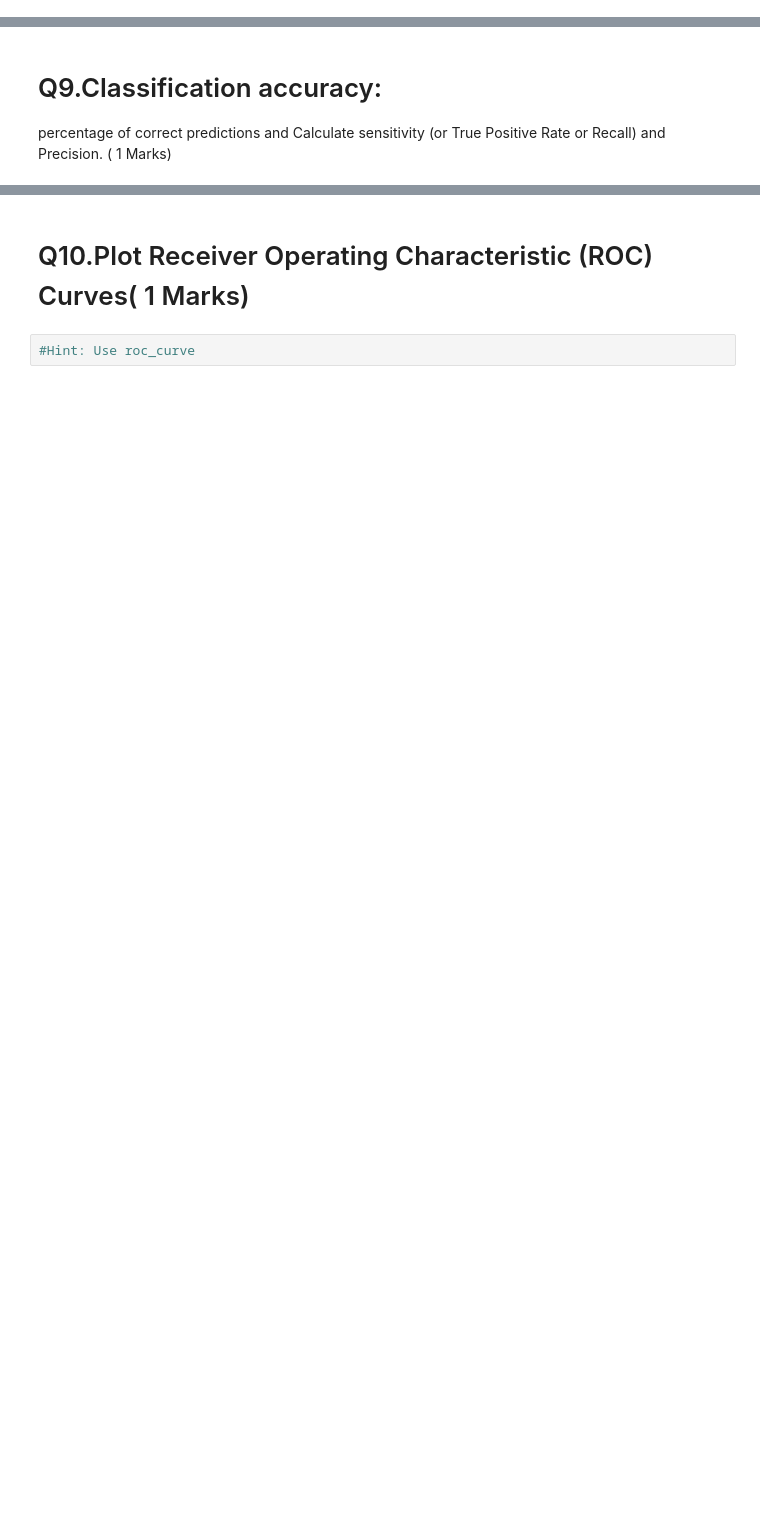
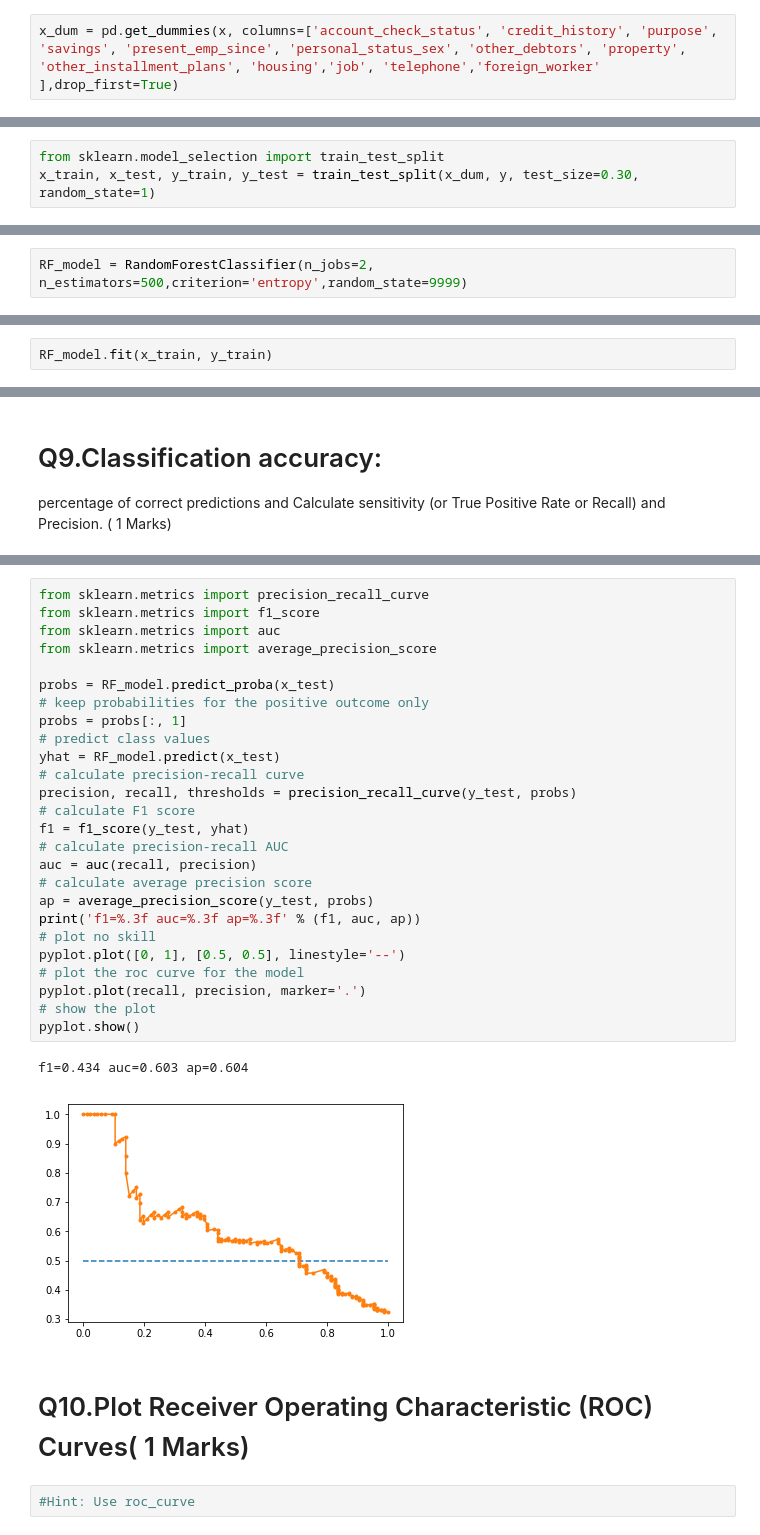
Before and after one commit to GreatLearningAIML1/bangalore-november-2018-batch-dsmithun, a Jupyter notebook: R4_External_Lab_Validation_Accuracy.ipynb, the cells around one changed output, grey strips where cells are left out. Cells and saved outputs as stored; diff of their text form; blank space fills up the shorter version.

```diff
--- a/R4_External_Lab_Validation_Accuracy.ipynb
+++ b/R4_External_Lab_Validation_Accuracy.ipynb
@@ -23,3 +139,5 @@ warnings.filterwarnings('ignore')
 ##### Hint: Use get_dummies
 # %%
 # Print Shape of model data
+# %%
+x_dum = pd.get_dummies(x, columns=['account_check_status', 'credit_history', 'purpose', 'savings', 'present_emp_since', 'personal_status_sex', 'other_debtors', 'property', 'other_installment_plans', 'housing','job', 'telephone','foreign_worker' ],drop_first=True)
@@ -30,6 +181,9 @@ warnings.filterwarnings('ignore')
 # %% [markdown]
 ### Q3 Split Train/Test data 70:30 ratio( 1 Marks)
 ##### Hint:from sklearn.model_selection import train_test_split
+# %%
+from sklearn.model_selection import train_test_split
+x_train, x_test, y_train, y_test = train_test_split(x_dum, y, test_size=0.30, random_state=1)
 # %% [markdown]
 ### Q4 Build Random Forest Model( 1 Marks)
 #### Hint:from sklearn.ensemble import RandomForestClassifier using n_jobs=2,n_estimators=500,criterion="entropy",random_state=9999
@@ -36,3 +192,7 @@ warnings.filterwarnings('ignore')
+# %%
+RF_model = RandomForestClassifier(n_jobs=2, n_estimators=500,criterion='entropy',random_state=9999)
 # %% [markdown]
 ### Q5 Calculate Confusion Matrix and Accuracy score (1 Marks)
 ##### Hint: Use confusion_matrix and accuracy_score
+# %%
+RF_model.fit(x_train, y_train)
@@ -64,3 +294,32 @@ percentage of correct predictions and Calculate sensitivity (or True Positive Ra
+# %%
+from sklearn.metrics import precision_recall_curve
+from sklearn.metrics import f1_score
+from sklearn.metrics import auc
+from sklearn.metrics import average_precision_score
+
+probs = RF_model.predict_proba(x_test)
+# keep probabilities for the positive outcome only
+probs = probs[:, 1]
+# predict class values
+yhat = RF_model.predict(x_test)
+# calculate precision-recall curve
+precision, recall, thresholds = precision_recall_curve(y_test, probs)
+# calculate F1 score
+f1 = f1_score(y_test, yhat)
+# calculate precision-recall AUC
+auc = auc(recall, precision)
+# calculate average precision score
+ap = average_precision_score(y_test, probs)
+print('f1=%.3f auc=%.3f ap=%.3f' % (f1, auc, ap))
+# plot no skill
+pyplot.plot([0, 1], [0.5, 0.5], linestyle='--')
+# plot the roc curve for the model
+pyplot.plot(recall, precision, marker='.')
+# show the plot
+pyplot.show()
+# %% [output]
+f1=0.434 auc=0.603 ap=0.604
+[figure, added]
 # %% [markdown]
 # Q10.Plot Receiver Operating Characteristic (ROC) Curves( 1 Marks)
 # %%
```
Also changed, not shown: parts of 30 cells of this notebook.
